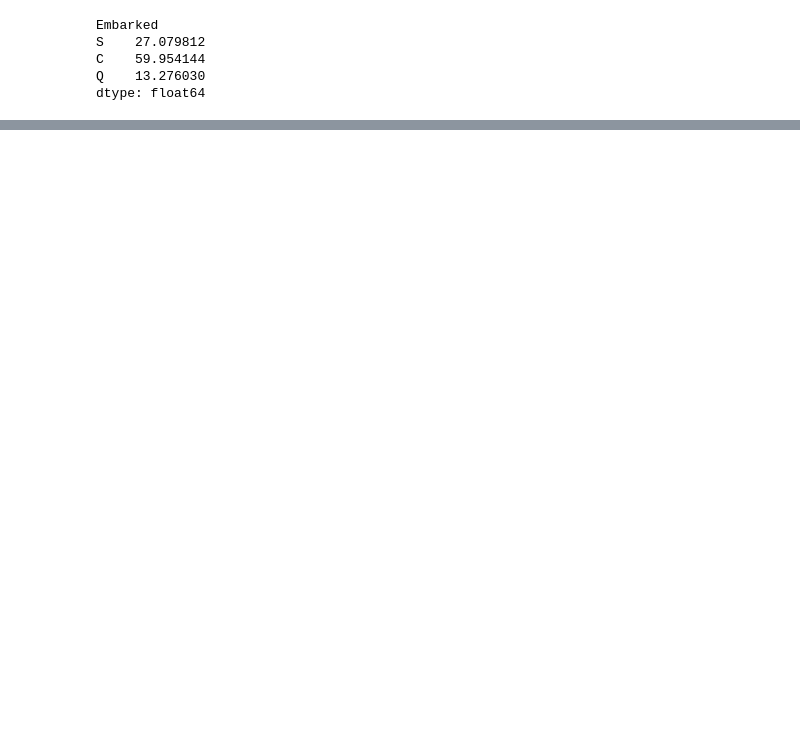
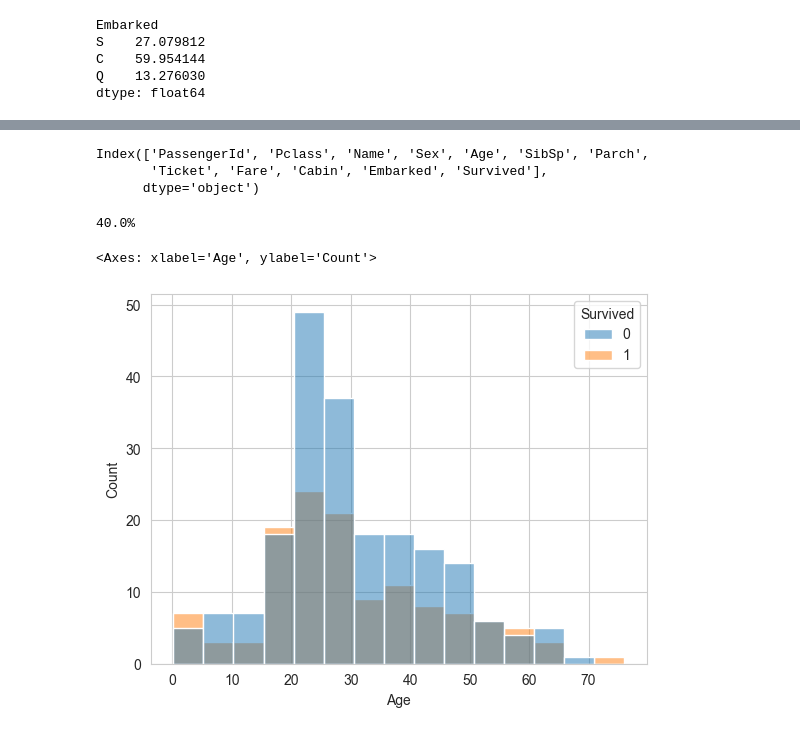
Before and after one commit to mahabub-rah/Titanic---Machine-Learning-from-Disaster, a Jupyter notebook: main.ipynb, the cells around one changed output, grey strips where cells are left out. Saved outputs shown, nothing was run; the diff lists cells and outputs as text; code cells hidden in the pictures; blank space fills up the shorter version.

Commit message:
servival dataset work

```diff
--- a/main.ipynb
+++ b/main.ipynb
@@ -26,5 +17,5 @@ gender_df.head()
 # %%
-total_df = pd.merge(test_df,gender_df, on='PassengerId', how = 'inner')
+total_servival_df = pd.merge(test_df,gender_df, on='PassengerId', how = 'inner')
 # %% [output]
 |  | PassengerId | Pclass | Name | Sex | Age | SibSp | Parch | Ticket | Fare | Cabin | ... |
 | 0 | 892 | 3 | Kelly, Mr. James | male | 34.5 | 0 | 0 | 330911 | 7.8292 | NaN | ... |
@@ -85,0 +79,24 @@ train_df.shape
+# %%
+total_servival_df.columns
+# %% [output]
+Index(['PassengerId', 'Pclass', 'Name', 'Sex', 'Age', 'SibSp', 'Parch',
+       'Ticket', 'Fare', 'Cabin', 'Embarked', 'Survived'],
+      dtype='object')
+# %%
+# 5. Calculate the survival rate for passengers with family size greater than 3.
+total_servival_df['famMem'] = total_servival_df['SibSp'] + total_servival_df['Parch']
+family_member_greater_than_three = total_servival_df[total_servival_df['famMem'] > 3]
+servival_people = family_member_greater_than_three[family_member_greater_than_three['Survived']==1]
+servial_rate = (
+    servival_people['Survived'].value_counts().sum() / family_member_greater_than_three['Survived'].value_counts().sum()
+) *100
+print(f'{servial_rate}%')
+# %% [output]
+40.0%
+# %%
+# Create a histogram of ages grouped by survival status.
+sns.set_style('whitegrid')
+sns.histplot(data=total_servival_df, x='Age', hue='Survived')
+# %% [output]
+<Axes: xlabel='Age', ylabel='Count'>
+[figure, added]
```
Also changed, not shown: parts of 6 cells of this notebook.
